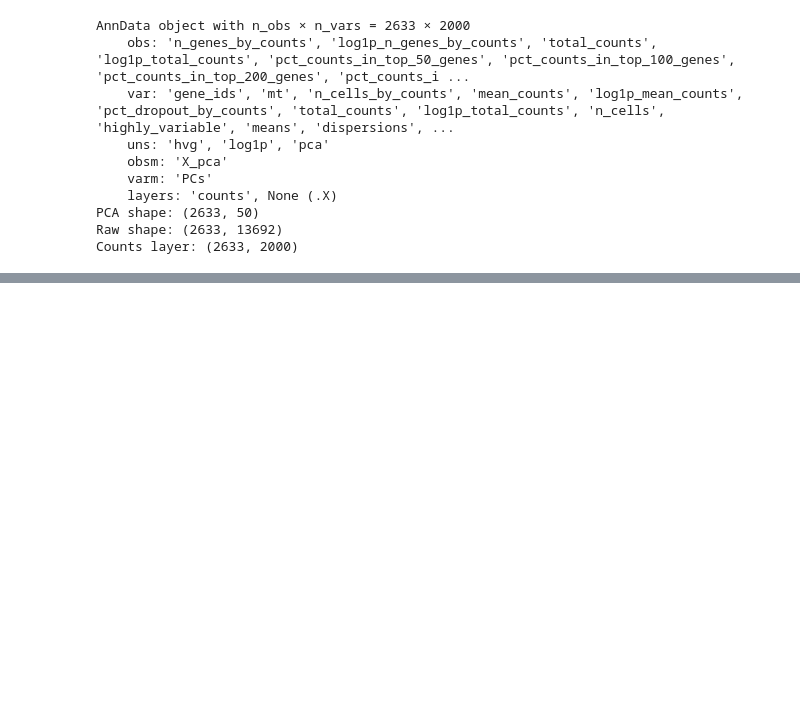
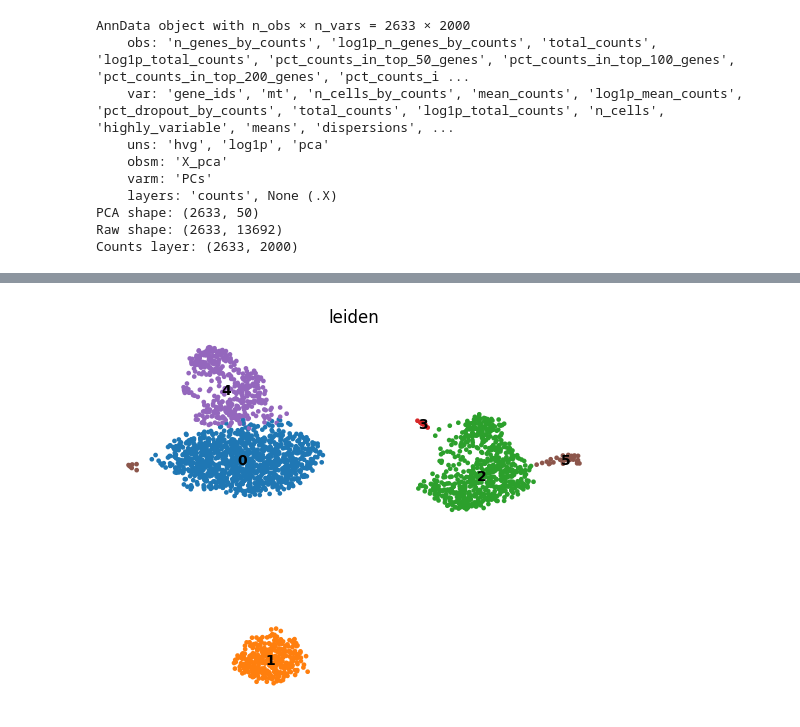
Before and after one commit to tshotts07/ImmunoType, a Jupyter notebook: notebooks/03_preprocessing.ipynb, the cells around one changed output, grey strips where cells are left out. Saved outputs shown, nothing was run; the diff lists cells and outputs as text; code cells hidden in the pictures; blank space fills up the shorter version.

```diff
--- a/notebooks/03_preprocessing.ipynb
+++ b/notebooks/03_preprocessing.ipynb
@@ -538,0 +594,9 @@ adata_hvg.write(output_dir / "pbmc3k_hvg_scaled_pca.h5ad")
+# %%
+sc.pl.umap(
+    adata,
+    color="leiden",
+    legend_loc="on data",
+    frameon=False
+)
+# %% [output]
+[figure, added]
```
Also changed, not shown: parts of 24 cells of this notebook, 3 other files.
